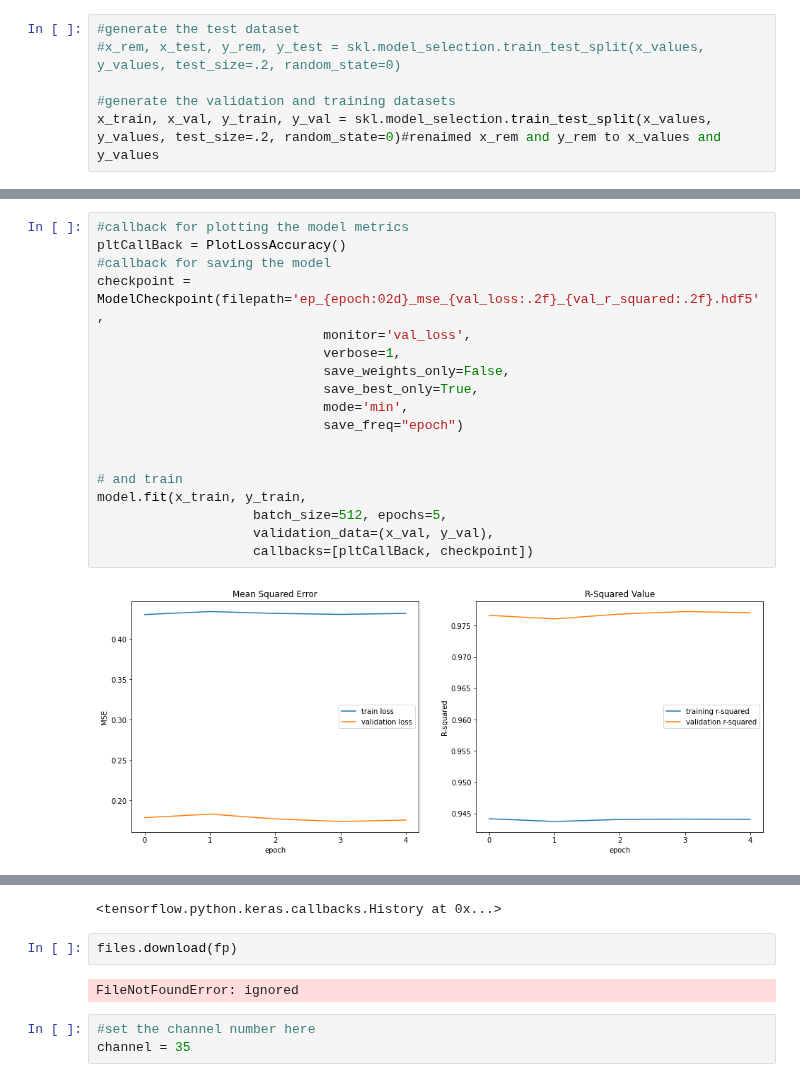
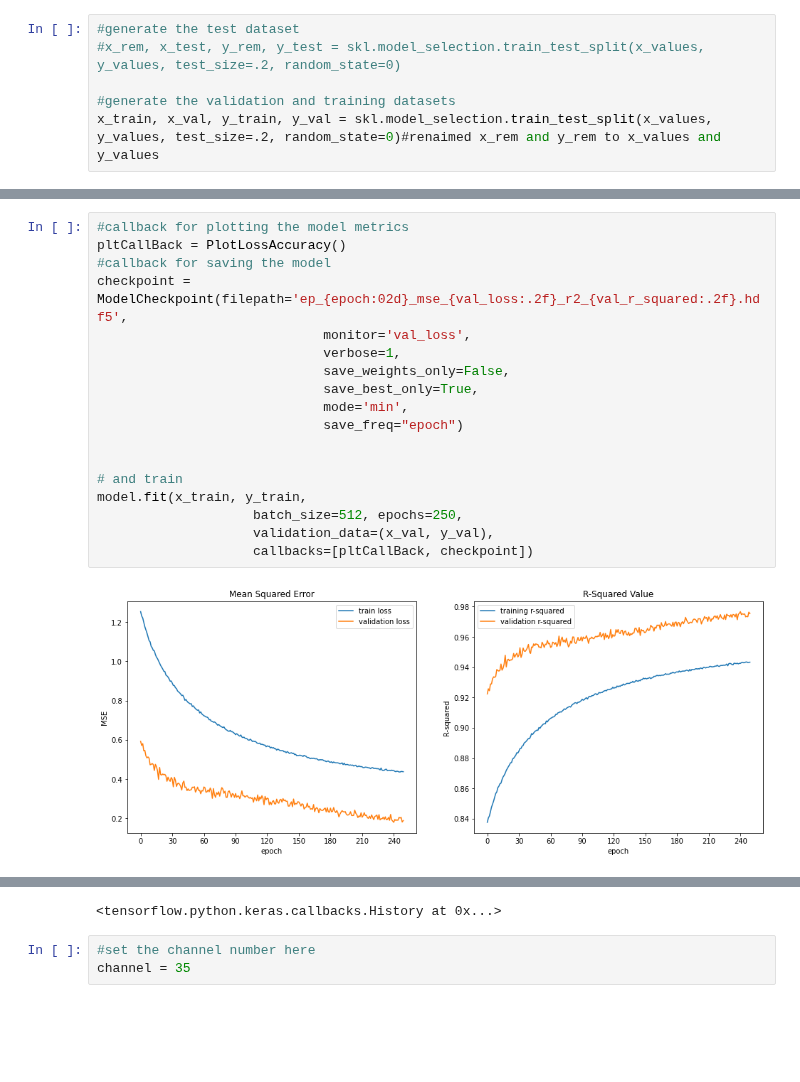
Before and after one commit to p-owens/MAI, a Jupyter notebook: MAI.ipynb, the cells around one changed output, grey strips where cells are left out. Cells and saved outputs as stored; diff of their text form; blank space fills up the shorter version.

```diff
--- a/MAI.ipynb
+++ b/MAI.ipynb
@@ -206,20 +209,20 @@ _________________________________________________________________
 # %%
 #callback for plotting the model metrics
 pltCallBack = PlotLossAccuracy()
 #callback for saving the model
-checkpoint = ModelCheckpoint(filepath='ep_{epoch:02d}_mse_{val_loss:.2f}_{val_r_squared:.2f}.hdf5',
+checkpoint = ModelCheckpoint(filepath='ep_{epoch:02d}_mse_{val_loss:.2f}_r2_{val_r_squared:.2f}.hdf5',
                              monitor='val_loss',
                              verbose=1,
                              save_weights_only=False,
                              save_best_only=True,
                              mode='min',
                              save_freq="epoch")
 
 
 # and train
 model.fit(x_train, y_train,
-                    batch_size=512, epochs=5,
+                    batch_size=512, epochs=250,
                     validation_data=(x_val, y_val),
                     callbacks=[pltCallBack, checkpoint])
 # %% [output]
-[figure, old version]
+[figure, new version]
@@ -228,8 +231,4 @@ Epoch 00005: val_loss did not improve from 0.17414
 <tensorflow.python.keras.callbacks.History at 0x...>
-# %%
-files.download(fp)
-# %% [output]
-FileNotFoundError: ignored
 # %%
 #set the channel number here
 channel = 35
```
Also changed, not shown: parts of 6 cells of this notebook.
